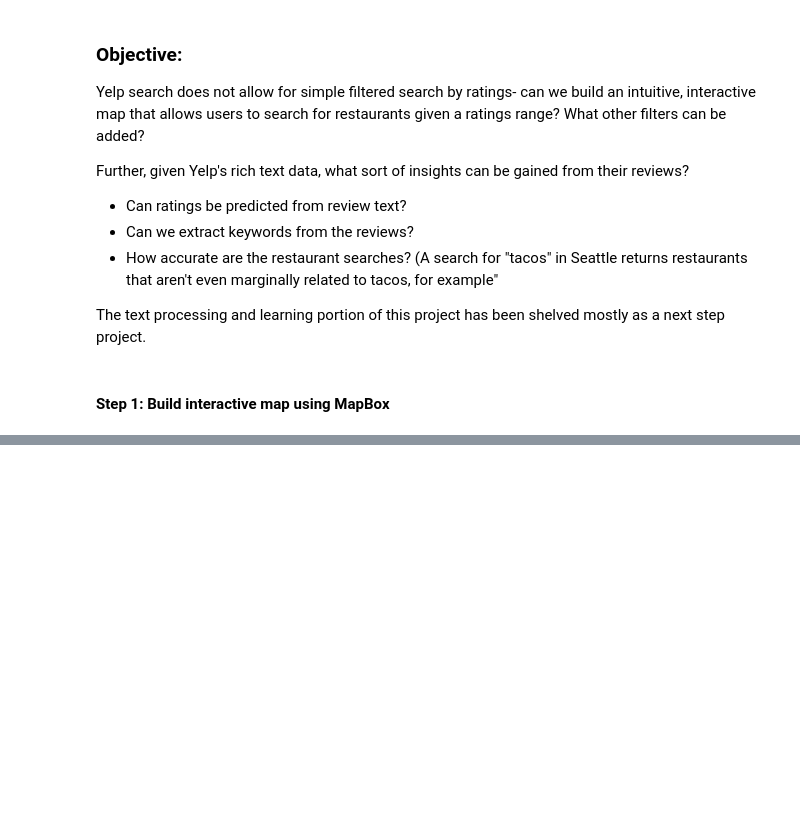
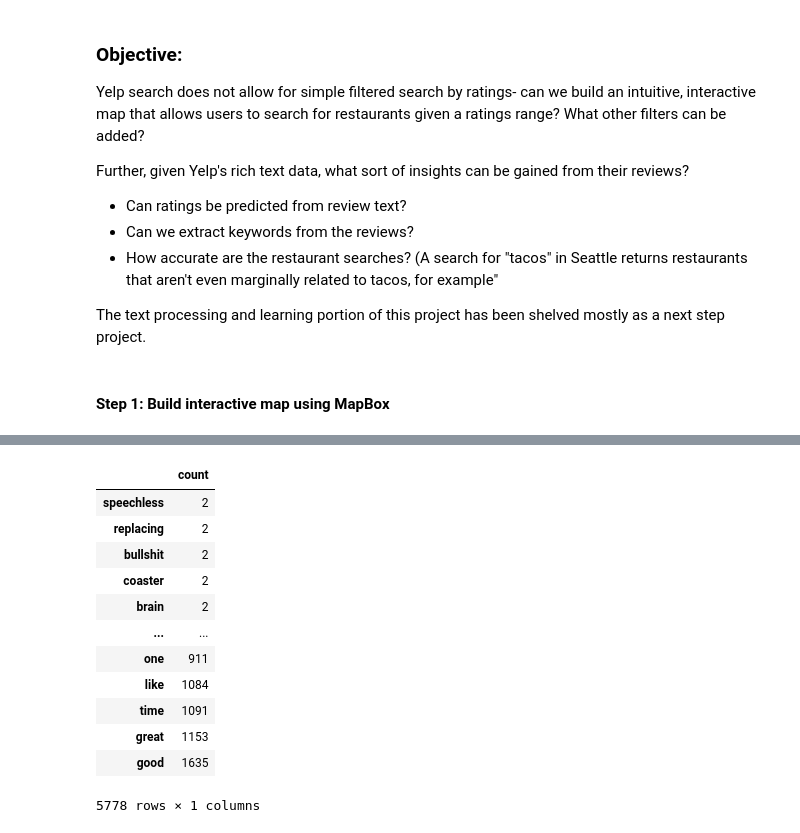
Before and after one commit to tommycqy/Yelp-Reviews, a Jupyter notebook: examples/mapbox_viz.ipynb, the cells around one changed output, grey strips where cells are left out. Saved outputs shown, nothing was run; the diff lists cells and outputs as text; code cells hidden in the pictures; blank space fills up the shorter version.

```diff
--- a/examples/mapbox_viz.ipynb
+++ b/examples/mapbox_viz.ipynb
@@ -124,0 +188,16 @@ viz3.show()
+# %%
+df_drop_rare.sort_values(by = "count")
+# %% [output]
+|  | count |
+| speechless | 2 |
+| replacing | 2 |
+| bullshit | 2 |
+| coaster | 2 |
+| brain | 2 |
+| ... | ... |
+| one | 911 |
+| like | 1084 |
+| time | 1091 |
+| great | 1153 |
+| good | 1635 |
+5778 rows × 1 columns
```
Also changed, not shown: parts of 23 cells of this notebook, 1 other file.
